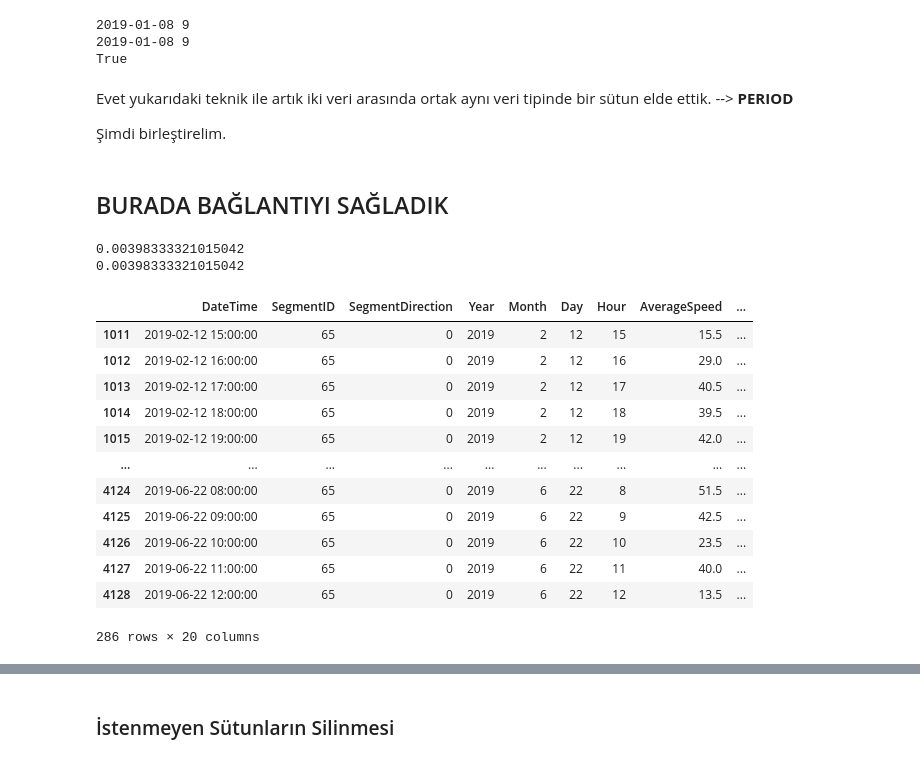
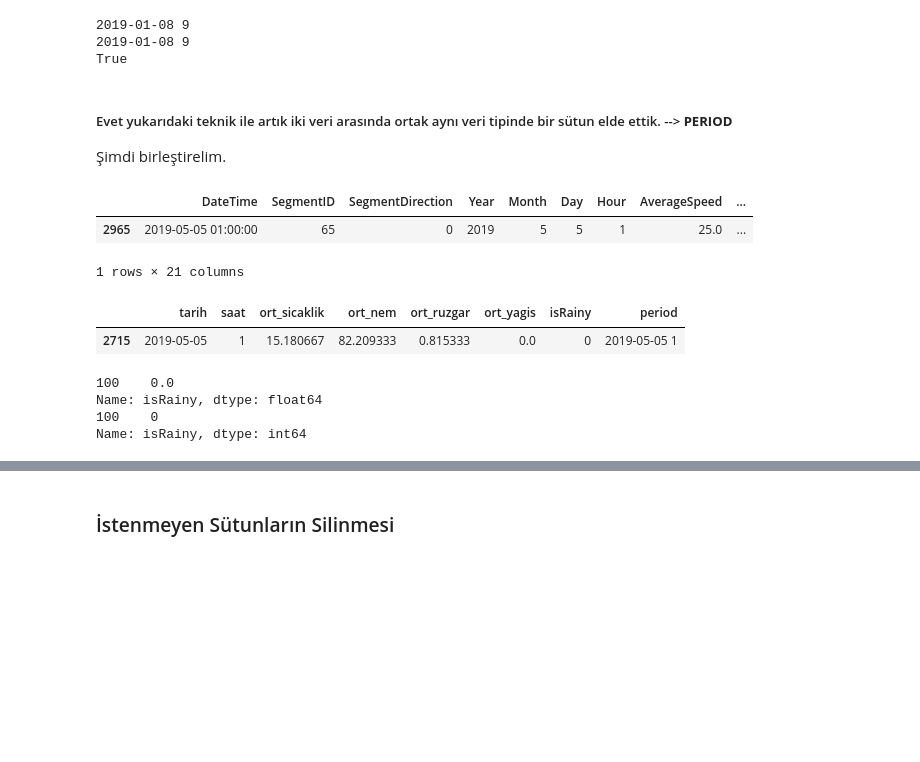
Before and after one commit to mdurmuss/data-engineering-final-project, a Jupyter notebook: ml-model.ipynb, the cells around one changed output, grey strips where cells are left out. Cells and saved outputs as stored; diff of their text form; code cells hidden in the pictures; blank space fills up the shorter version.

```diff
--- a/ml-model.ipynb
+++ b/ml-model.ipynb
@@ -383,18 +399,29 @@ print(df['period'][IDX] == rain_df['period'][IDX])
 2019-01-08 9
 True
 # %% [markdown]
-Evet yukarıdaki teknik ile artık iki veri arasında ortak aynı veri tipinde bir sütun elde ettik. --> **PERIOD**
+##### Evet yukarıdaki teknik ile artık iki veri arasında ortak aynı veri tipinde bir sütun elde ettik. --> **PERIOD**
 
 Şimdi birleştirelim.
-# %% [markdown]
-## BURADA BAĞLANTIYI SAĞLADIK
 # %%
 # period sütununu index olarak işaretle ve birleştir.
 df = df.join(rain_df.set_index('period'), on='period')
-# %%
-# değerlerin doğru olduğunu test edelim.
-print(df['ort_yagis'][150])
-print(rain_df['ort_yagis'][150])
-# %% [output]
-0.00398333321015042
-0.00398333321015042
+# %%
+df.loc[df['period'] == '2019-05-05 1']
+# %% [output]
+|  | DateTime | SegmentID | SegmentDirection | Year | Month | Day | Hour | AverageSpeed | ... |
+| 2965 | 2019-05-05 01:00:00 | 65 | 0 | 2019 | 5 | 5 | 1 | 25.0 | ... |
+1 rows × 21 columns
+# %%
+rain_df.loc[rain_df['period'] == '2019-05-05 1']
+# %% [output]
+|  | tarih | saat | ort_sicaklik | ort_nem | ort_ruzgar | ort_yagis | isRainy | period |
+| 2715 | 2019-05-05 | 1 | 15.180667 | 82.209333 | 0.815333 | 0.0 | 0 | 2019-05-05 1 |
+# %%
+DATE = '2019-01-05 4'
+print(df.loc[df['period'] == DATE]['isRainy'])
+print(rain_df.loc[df['period'] == DATE]['isRainy'])
+# %% [output]
+100    0.0
+Name: isRainy, dtype: float64
+100    0
+Name: isRainy, dtype: int64
@@ -401,17 +431,2 @@ print(rain_df['ort_yagis'][150])
 # %%
-# null değerleri görelim.
-df.loc[df['ort_yagis'].isnull()]
+#df.dropna(inplace=True)
-# %% [output]
-|  | DateTime | SegmentID | SegmentDirection | Year | Month | Day | Hour | AverageSpeed | ... |
-| 1011 | 2019-02-12 15:00:00 | 65 | 0 | 2019 | 2 | 12 | 15 | 15.5 | ... |
-| 1012 | 2019-02-12 16:00:00 | 65 | 0 | 2019 | 2 | 12 | 16 | 29.0 | ... |
-| 1013 | 2019-02-12 17:00:00 | 65 | 0 | 2019 | 2 | 12 | 17 | 40.5 | ... |
-| 1014 | 2019-02-12 18:00:00 | 65 | 0 | 2019 | 2 | 12 | 18 | 39.5 | ... |
-| 1015 | 2019-02-12 19:00:00 | 65 | 0 | 2019 | 2 | 12 | 19 | 42.0 | ... |
-| ... | ... | ... | ... | ... | ... | ... | ... | ... | ... |
-| 4124 | 2019-06-22 08:00:00 | 65 | 0 | 2019 | 6 | 22 | 8 | 51.5 | ... |
-| 4125 | 2019-06-22 09:00:00 | 65 | 0 | 2019 | 6 | 22 | 9 | 42.5 | ... |
-| 4126 | 2019-06-22 10:00:00 | 65 | 0 | 2019 | 6 | 22 | 10 | 23.5 | ... |
-| 4127 | 2019-06-22 11:00:00 | 65 | 0 | 2019 | 6 | 22 | 11 | 40.0 | ... |
-| 4128 | 2019-06-22 12:00:00 | 65 | 0 | 2019 | 6 | 22 | 12 | 13.5 | ... |
-286 rows × 20 columns
```
Also changed, not shown: parts of 38 cells of this notebook.
